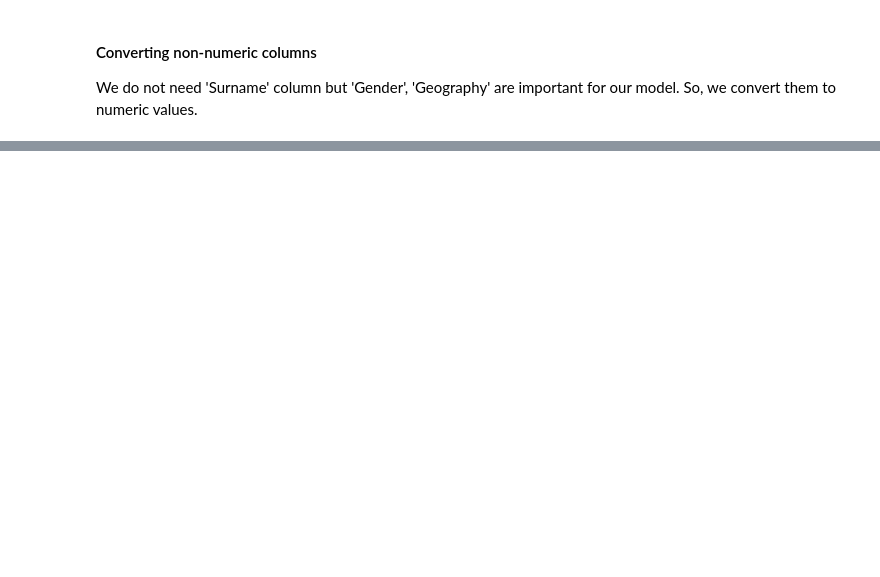
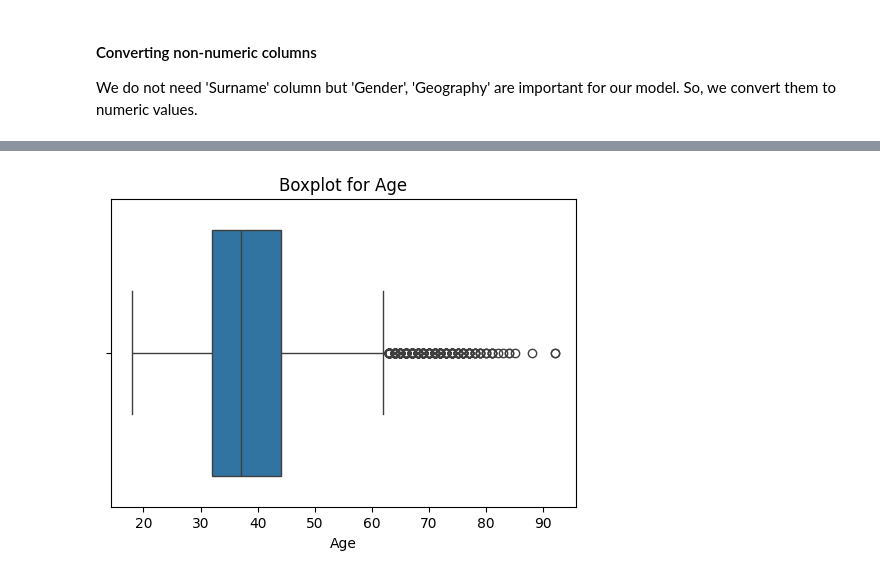
Before and after one commit to ghsaberr/customer-churn-prediction, a Jupyter notebook: customer-churn-prediction.ipynb, the cells around one changed output, grey strips where cells are left out. Saved outputs shown, nothing was run; the diff lists cells and outputs as text; code cells hidden in the pictures; blank space fills up the shorter version.

```diff
--- a/customer-churn-prediction.ipynb
+++ b/customer-churn-prediction.ipynb
@@ -321,0 +349,7 @@ print(df)
+# %%
+plt.figure(figsize=(6,4))
+sns.boxplot(x=df['Age'])
+plt.title("Boxplot for Age")
+plt.show()
+# %% [output]
+[figure, added]
```
Also changed, not shown: parts of 17 cells of this notebook.
